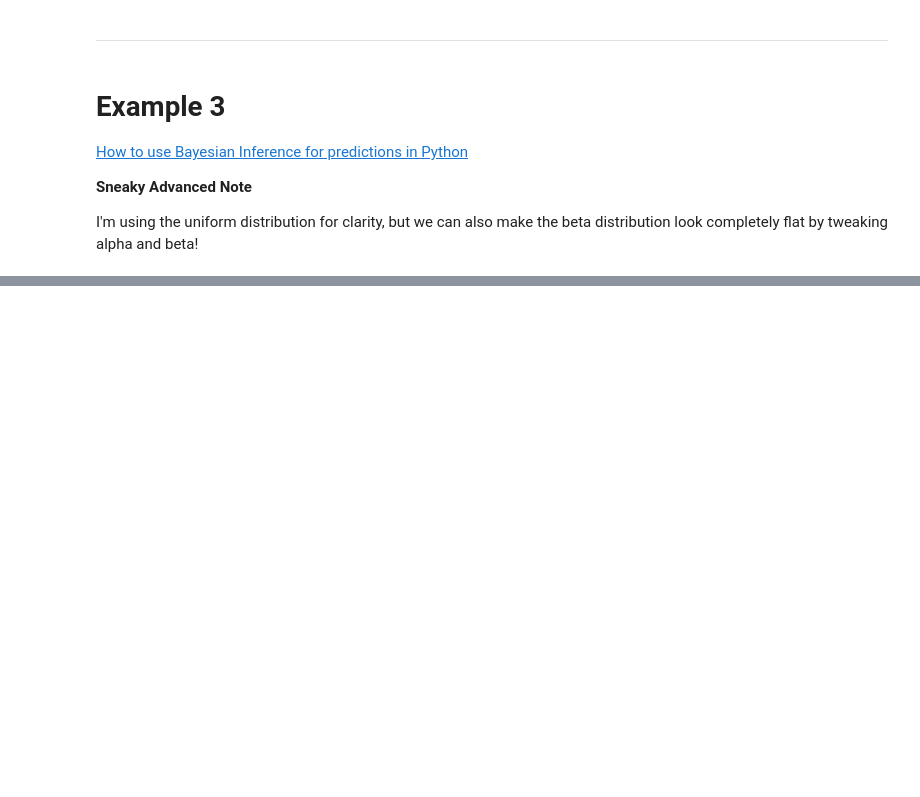
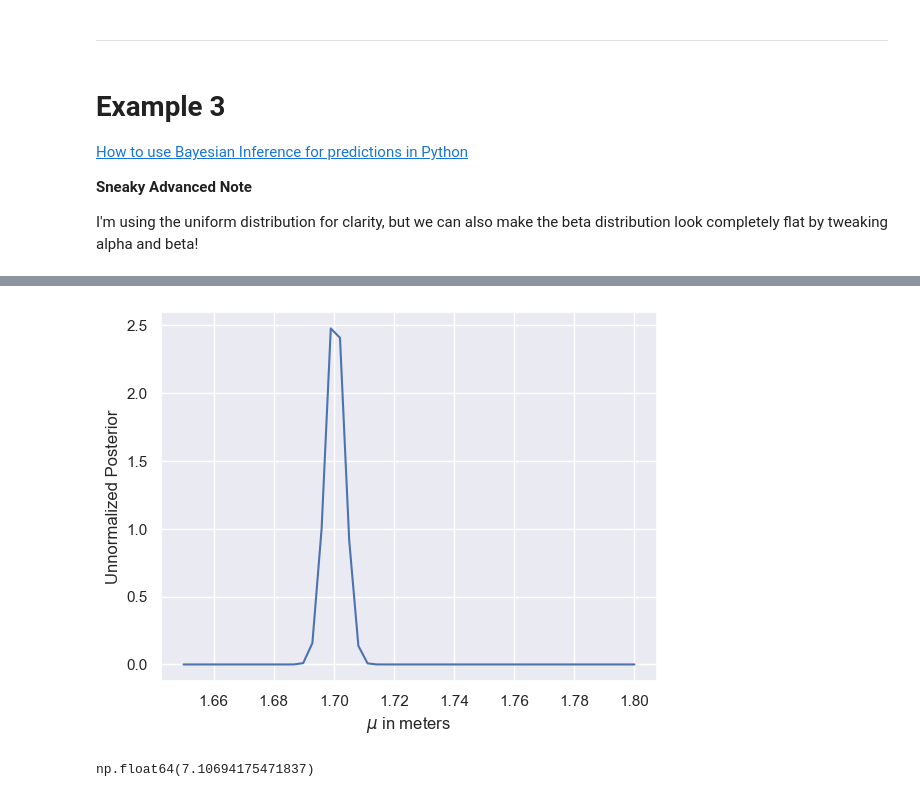
Before and after one commit to silviaelisabeth/SeaLevelExtremes, a Jupyter notebook: script/bayesian_example_simple.ipynb, the cells around one changed output, grey strips where cells are left out. Saved outputs shown, nothing was run; the diff lists cells and outputs as text; code cells hidden in the pictures; blank space fills up the shorter version.

```diff
--- a/script/bayesian_example_simple.ipynb
+++ b/script/bayesian_example_simple.ipynb
@@ -158,0 +194,12 @@ NameError: name 'beta_dist' is not defined
+# %%
+unnormalized_posterior = likelihood_out * uniform_dist
+# %%
+plt.plot(mu, unnormalized_posterior)
+plt.xlabel("$\mu$ in meters")
+plt.ylabel("Unnormalized Posterior")
+plt.show()
+
+unnormalized_posterior.sum()
+# %% [output]
+[figure, added]
+np.float64(7.10694175471837)
```
Also changed, not shown: parts of 21 cells of this notebook.
